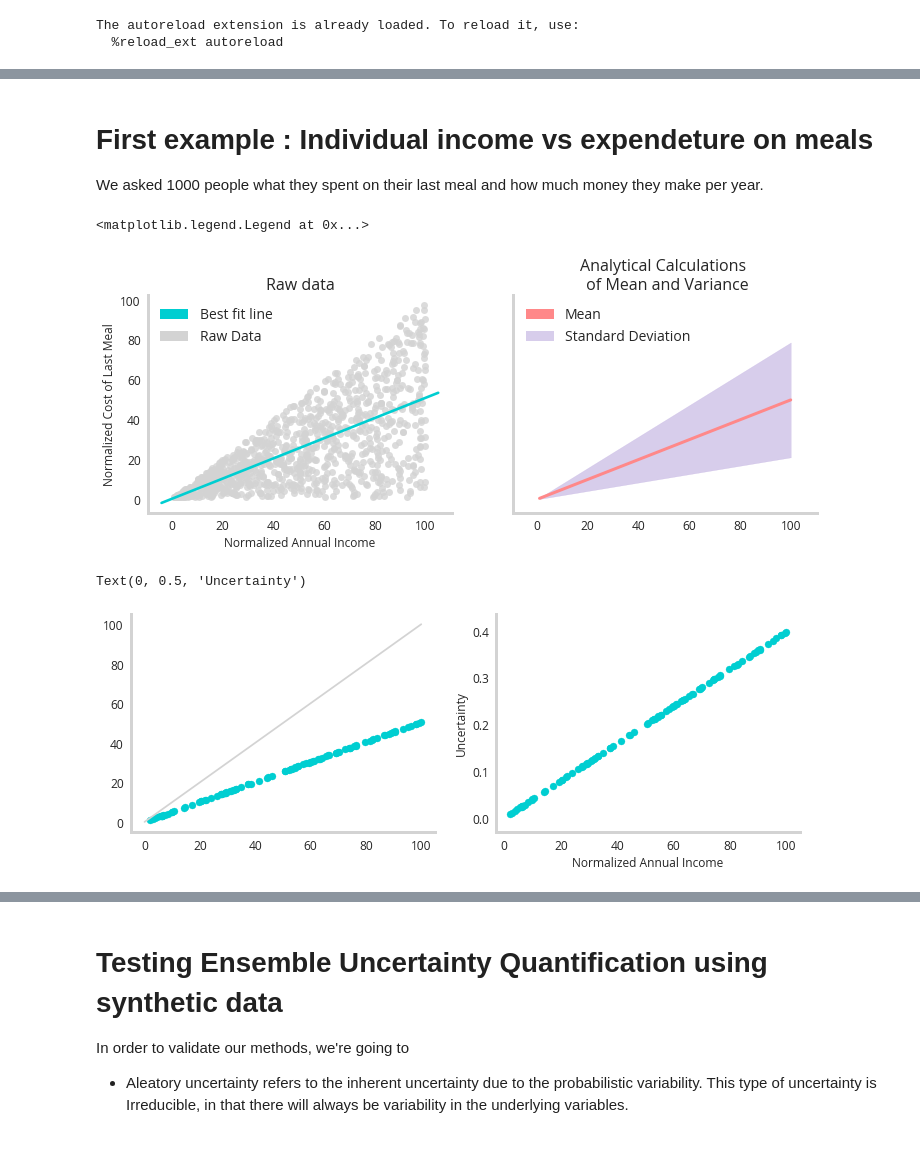
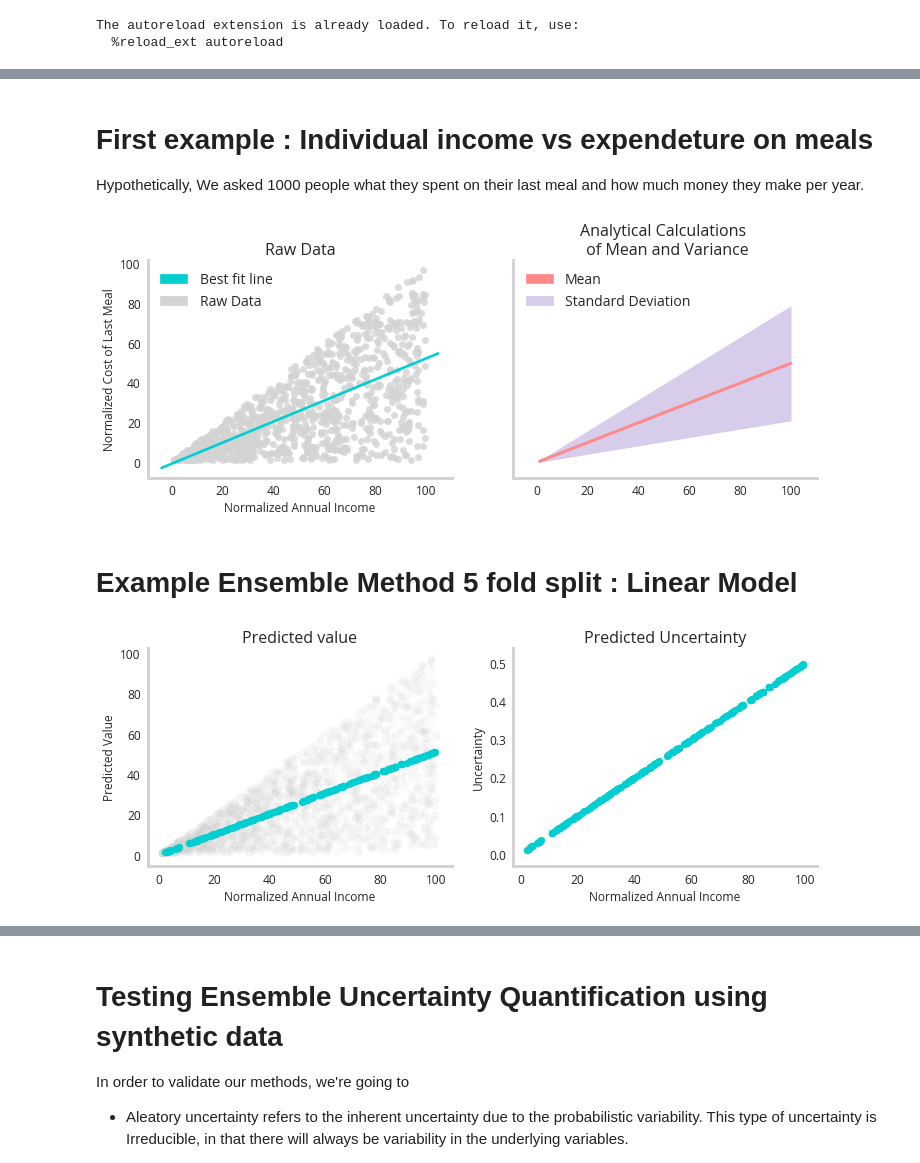
Before and after one commit to NicholasARossi/UQ_methods, a Jupyter notebook: notebooks/Ensemble_methods.ipynb, the cells around one changed output, grey strips where cells are left out. Cells and saved outputs as stored; diff of their text form; code cells hidden in the pictures.

```diff
--- a/notebooks/Ensemble_methods.ipynb
+++ b/notebooks/Ensemble_methods.ipynb
@@ -9,7 +9,11 @@ import matplotlib.pyplot as plt
 import seaborn as sns
 import boto3
 from tqdm.notebook import tqdm
-plt.style.use('rossidata')
+try:
+    plt.style.use('rossidata')
+except:
+    sns.set_style("white")
+
 from sklearn.model_selection import KFold,train_test_split,LeaveOneOut,ShuffleSplit
 from sklearn.preprocessing import MinMaxScaler
 from scipy.stats import sem
@@ -20,6 +24,7 @@ from scipy.stats import spearmanr
 
 sys.path.append('../Utility_Scripts/')
 from synthetic_data_generator import MLR,meal_income
+from ensemble_methods import EnsembleModel
 # %% [output]
 The autoreload extension is already loaded. To reload it, use:
   %reload_ext autoreload
@@ -36,7 +93,7 @@ from matplotlib.patches import Rectangle as rec
 # %% [markdown]
 # First example : Individual income vs expendeture on meals
 
-We asked 1000 people what they spent on their last meal and how much money they make per year.
+Hypothetically, We asked 1000 people what they spent on their last meal and how much money they make per year.
 # %%
 meal_income_dict=meal_income(size=1000)
 x_values=meal_income_dict['X']
@@ -47,7 +104,7 @@ sns.regplot(x_values.ravel(),y_values.ravel(),ax=ax[0],scatter_kws={'color':'#d3
 
 ax[0].set_xlabel('Normalized Annual Income')
 ax[0].set_ylabel('Normalized Cost of Last Meal')
-ax[0].set_title('Raw data')
+ax[0].set_title('Raw Data')
 ax[1].set_title('Analytical Calculations \n of Mean and Variance')
 
 mu=meal_income_dict['mu']
@@ -68,6 +125,6 @@ colors= ['#FF8889','#b19cd9']
 alphas=[1,0.5]
 recs=[rec((0,0),1,1,fc=color,alpha=alphas[j]) for j,color in enumerate(colors)]
 ax[1].legend(recs,texts,loc='upper left')
+fig.savefig('figures/meal_expenses.png',bbox_inches='tight')
 # %% [output]
-<matplotlib.legend.Legend at 0x...>
-[figure, old version]
+[figure, new version]
@@ -116,19 +131,29 @@ class Linear_Uncertainty_Predictor():
+# %% [markdown]
+# Example Ensemble Method 5 fold split : Linear Model
 # %%
 X_dataset, X_holdout, y_dataset, y_holdout = train_test_split(x_values, y_values, test_size=0.1,random_state=42)
 Predictor=Linear_Uncertainty_Predictor(X_dataset,y_dataset)
-Predictor.train_models(n_splits=1000)
+Predictor.train_models(n_splits=5)
 
 prediction_dict=Predictor.predict(X_holdout)
 
 
 fig,ax=plt.subplots(1,2,figsize=(12,4))
+ax[0].scatter(x_values.ravel(),y_values.ravel(),color='#d3d3d3',alpha=0.1)
+
 ax[0].scatter(X_holdout,prediction_dict['prediction'])
-ax[0].plot([0,100],[0,100],color='#d3d3d3')
-
+# ax[0].plot([0,100],[0,100],color='#d3d3d3')
+#ax[1].set_ylim([0,0.05])
+# ax[0].fill_between(x_values.ravel(), mu - sigma, mu + sigma, alpha=0.5,color='#d3d3d3')
 
 ax[1].scatter(X_holdout,prediction_dict['uncertainty'])
 ax[1].set_xlabel('Normalized Annual Income')
 ax[1].set_ylabel('Uncertainty')
+ax[1].set_title('Predicted Uncertainty')
+ax[0].set_title('Predicted value')
+
+ax[0].set_xlabel('Normalized Annual Income')
+ax[0].set_ylabel('Predicted Value')
+fig.savefig('figures/linear_model_summary.png',dpi=300,bbox_inches='tight')
 # %% [output]
-Text(0, 0.5, 'Uncertainty')
-[figure, old version]
+[figure, new version]
```
Also changed, not shown: parts of 11 cells of this notebook, 1 other file.
